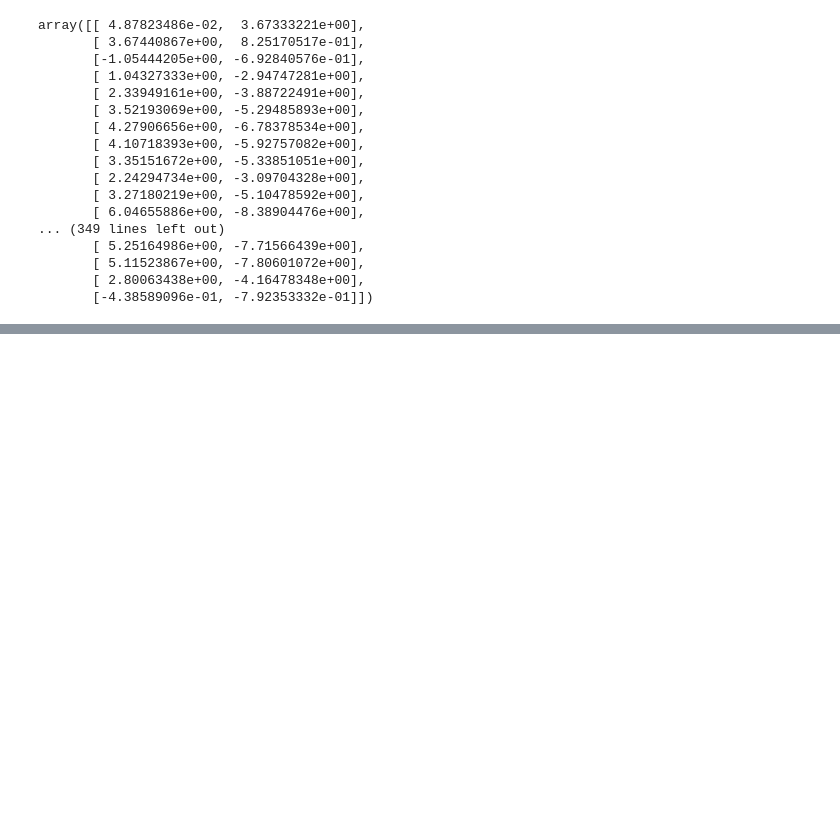
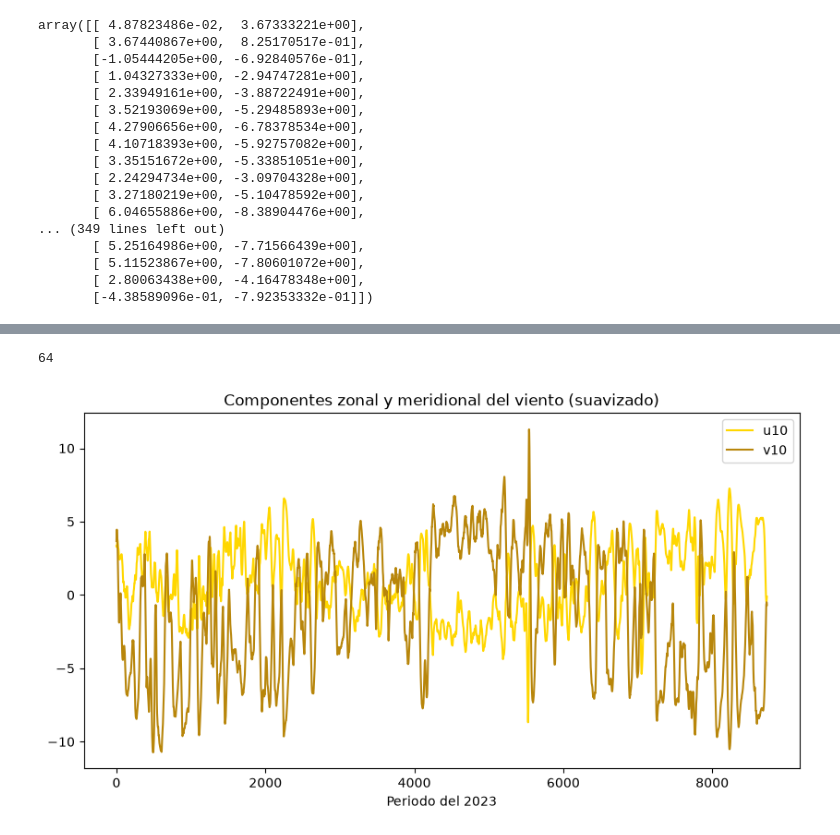
Before and after one commit to Dinamica-del-Clima-2027-1/Notebooks, a Jupyter notebook: Archivo_NetCDF.ipynb, the cells around one changed output, grey strips where cells are left out. Cells and saved outputs as stored; diff of their text form; code cells hidden in the pictures; blank space fills up the shorter version.

```diff
--- a/Archivo_NetCDF.ipynb
+++ b/Archivo_NetCDF.ipynb
@@ -217,0 +283,47 @@ plt.show()
+# %%
+function1(8)
+# %% [output]
+64
+# %%
+# construir una función para calcular el promedio móvil
+
+def movil(array, ventana):
+
+    array_movil = array
+
+    nuevo_array = np.zeros(len(array)- ventana) # las dimensiones en general depende del archivo
+
+    c = 0
+
+    for i in range(len(array)-ventana): # aqui nos colocamos en un elemento fijo
+
+        p = np.zeros(ventana) # arreglo para meter los promedios
+
+        for j in range(ventana):
+
+            p[j] = array_movil[j + c] # actualizamos el arreglo p con los valores del arreglo a calcular el promedio movil
+
+        k = np.mean(p) # calculamos el promedio del arreglo p
+        nuevo_array[i] = k
+
+        c = c+1 # actualizar el contador c para seguir al siguente valor del arreglo original
+
+    return nuevo_array
+# %%
+movil_u10 = movil(u10, 24)
+movil_v10 = movil(v10, 24)
+# %%
+# Graficando las componentes u10 y v10
+
+plt.figure(figsize=(10,5))
+
+plt.plot(movil_u10, color = "gold", label = "u10")
+plt.plot(movil_v10, color = "darkgoldenrod", label = "v10")
+
+
+plt.title("Componentes zonal y meridional del viento (suavizado)")
+plt.xlabel("Periodo del 2023")
+plt.legend()
+plt.show()
+# %% [output]
+[figure, added]
```
Also changed, not shown: parts of 12 cells of this notebook.
